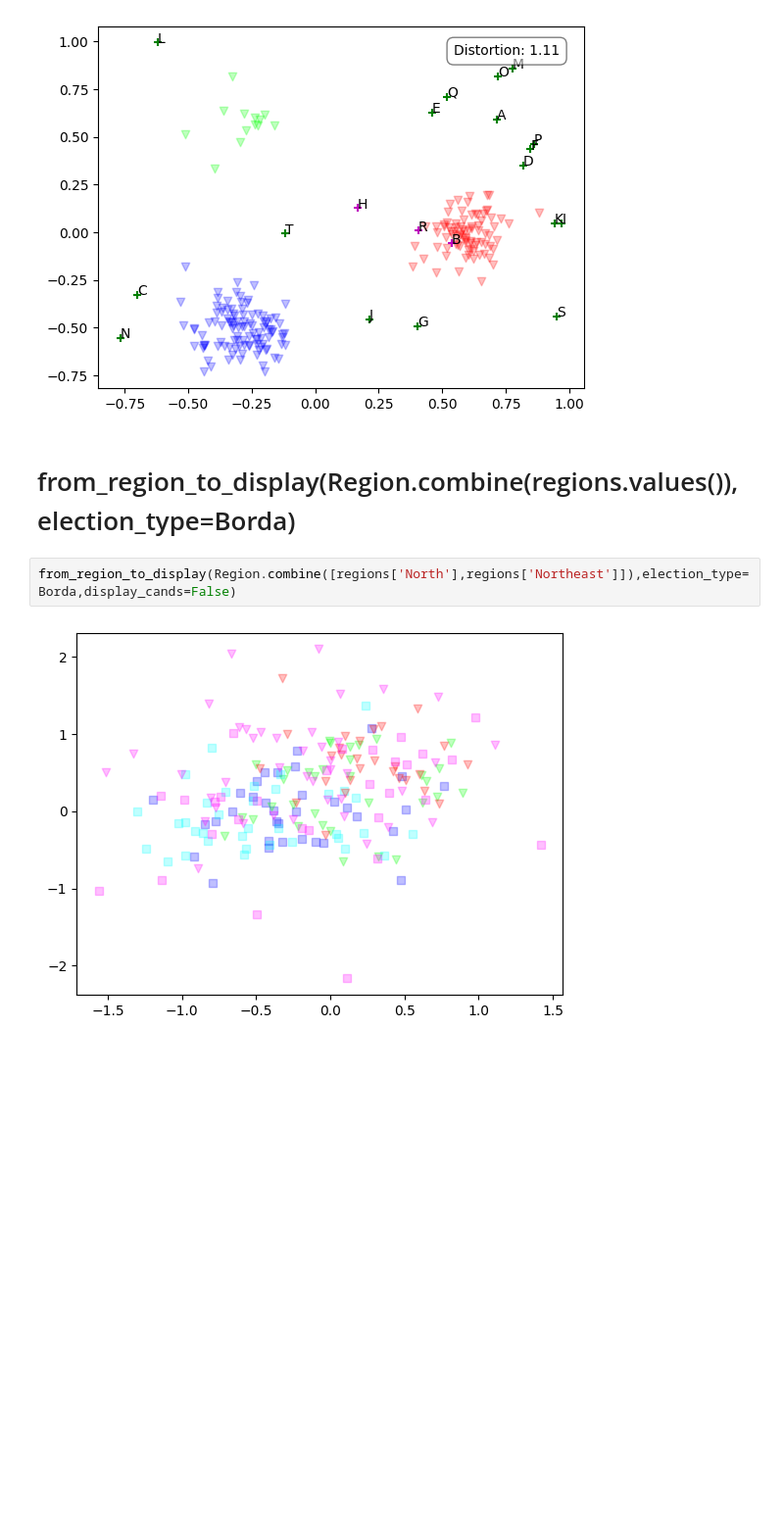
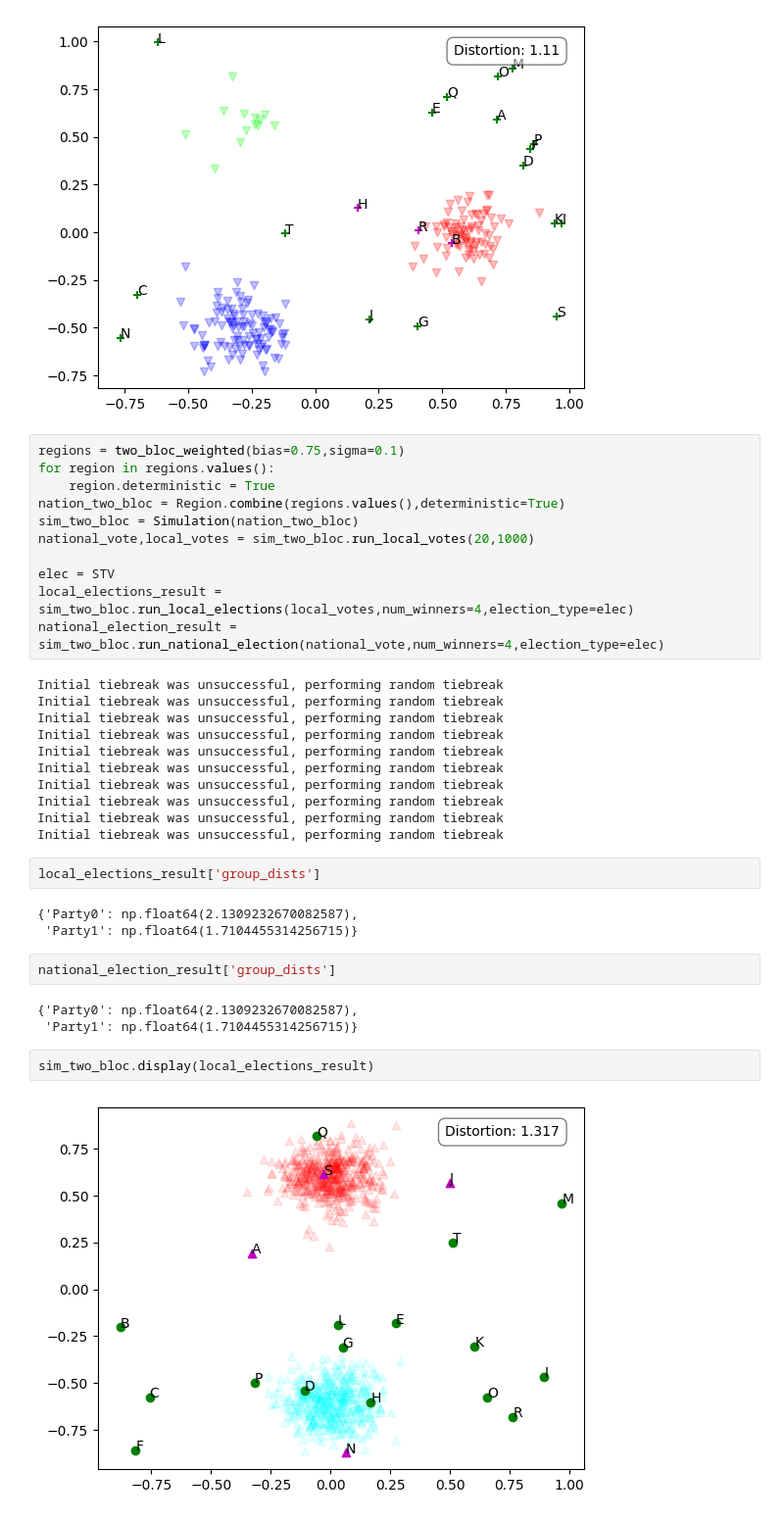
Before and after one commit to FayeAlephNil/bookish-spork, a Jupyter notebook: basics.ipynb, the cells around one changed output. Shown at 98% size. Saved outputs shown, nothing was run; the diff lists cells and outputs as text; blank space fills up the shorter version.

```diff
--- a/basics.ipynb
+++ b/basics.ipynb
@@ -94,9 +94,39 @@ sim.display(sim.worst_heur(national_election_result))
 from_region_to_display(regions['South'],election_type=Borda)
 # %% [output]
 [figure]
-# %% [markdown]
-# from_region_to_display(Region.combine(regions.values()),election_type=Borda)
 # %%
-from_region_to_display(Region.combine([regions['North'],regions['Northeast']]),election_type=Borda,display_cands=False)
+regions = two_bloc_weighted(bias=0.75,sigma=0.1)
+for region in regions.values():
+    region.deterministic = True
+nation_two_bloc = Region.combine(regions.values(),deterministic=True)
+sim_two_bloc = Simulation(nation_two_bloc)
+national_vote,local_votes = sim_two_bloc.run_local_votes(20,1000)
+
+elec = STV
+local_elections_result = sim_two_bloc.run_local_elections(local_votes,num_winners=4,election_type=elec)
+national_election_result = sim_two_bloc.run_national_election(national_vote,num_winners=4,election_type=elec)
 # %% [output]
-[figure, removed]
+Initial tiebreak was unsuccessful, performing random tiebreak
+Initial tiebreak was unsuccessful, performing random tiebreak
+Initial tiebreak was unsuccessful, performing random tiebreak
+Initial tiebreak was unsuccessful, performing random tiebreak
+Initial tiebreak was unsuccessful, performing random tiebreak
+Initial tiebreak was unsuccessful, performing random tiebreak
+Initial tiebreak was unsuccessful, performing random tiebreak
+Initial tiebreak was unsuccessful, performing random tiebreak
+Initial tiebreak was unsuccessful, performing random tiebreak
+Initial tiebreak was unsuccessful, performing random tiebreak
+# %%
+local_elections_result['group_dists']
+# %% [output]
+{'Party0': np.float64(2.1309232670082587),
+ 'Party1': np.float64(1.7104455314256715)}
+# %%
+national_election_result['group_dists']
+# %% [output]
+{'Party0': np.float64(2.1309232670082587),
+ 'Party1': np.float64(1.7104455314256715)}
+# %%
+sim_two_bloc.display(local_elections_result)
+# %% [output]
+[figure, added]
```
Also changed, not shown: parts of 2 cells of this notebook, 2 other files.
